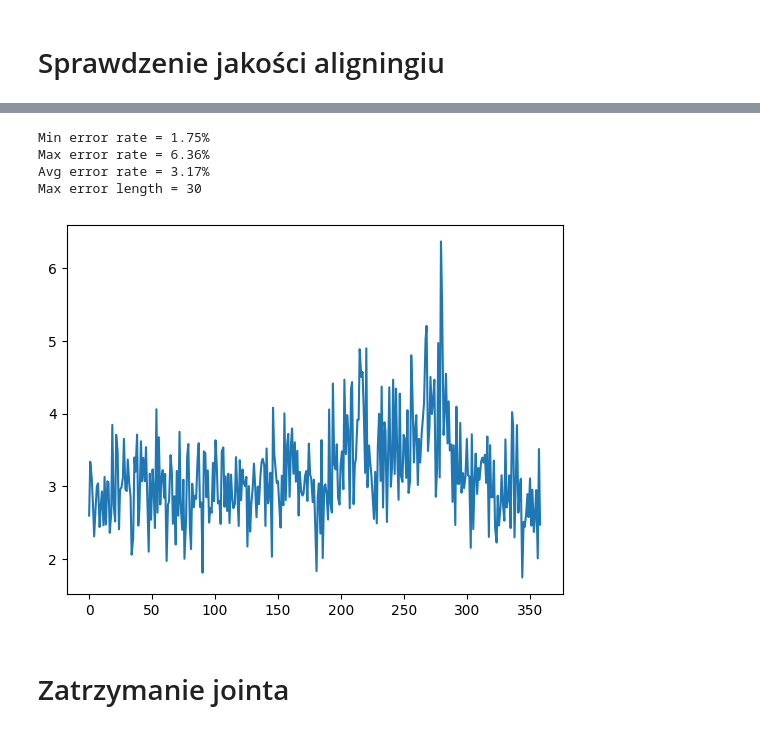
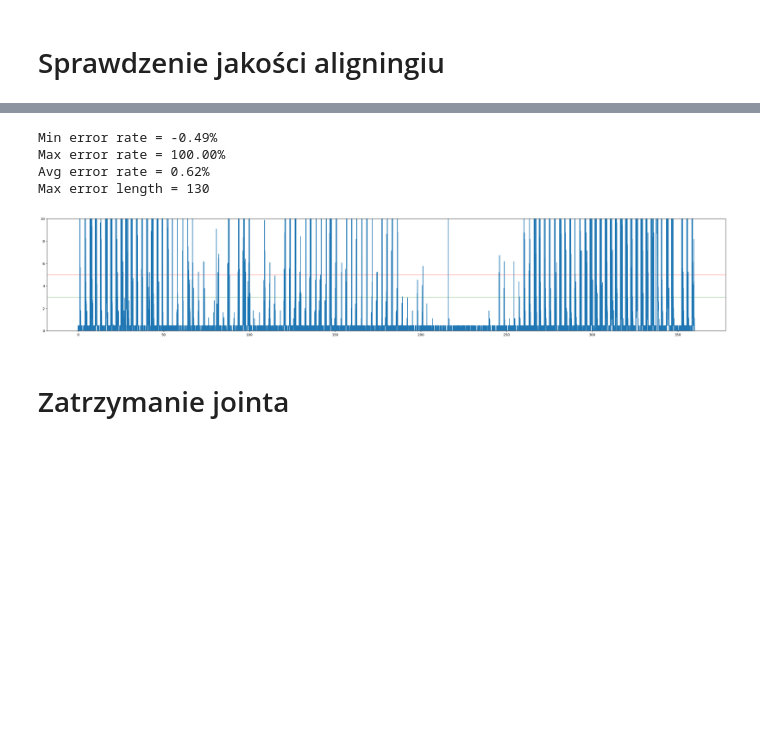
Before and after one commit to avena-robotics/mech_diagnostics, a Jupyter notebook: analizator_enkodera.ipynb, the cells around one changed output, grey strips where cells are left out. Cells and saved outputs as stored; diff of their text form; code cells hidden in the pictures; blank space fills up the shorter version.

Commit message:
najnowsza wersja analizatora_enkodera

```diff
--- a/analizator_enkodera.ipynb
+++ b/analizator_enkodera.ipynb
@@ -296,45 +296,44 @@ if len(data) > 0:
     max_error_rate = 0.0
     min_error_rate = 100.0
     avg_error_rate = 0.0
 
-    step = 33
+    step = 1
 
     for i in range(0, len(data) - step, step):
         polozenie = data[i][0] / 65536 * 360
         x.append(polozenie)
         row = []
         ilosc_odczytow = data[i + step][1] - data[i][1]
         ilosc_bledow   = data[i + step][2] - data[i][2]
         pz_errors      = data[i + step][3] - data[i][3]
 
         error_rate = ilosc_bledow / ilosc_odczytow * 100
         min_error_rate = min_error_rate if min_error_rate < error_rate else error_rate
         max_error_rate = max_error_rate if max_error_rate > error_rate else error_rate
         row.append(error_rate)
         # print(f"{polozenie} {row} {ilosc_odczytow} {ilosc_bledow} {pz_errors} {data[i]}")
         y.append(row)
 
     avg_error_rate = data[-1][2] / data[-1][1] * 100
     print(f"Min error rate = { min_error_rate:.2f}%")
     print(f"Max error rate = { max_error_rate:.2f}%")
     print(f"Avg error rate = { avg_error_rate:.2f}%")
     print(f"Max error length = { data[-1][7]}")
 
-
-    # print(177112047 - 177111891)
-    plt.plot(x, y)
-    # plt.plot(speed_data)
-    # plt.suptitle(serial+ '\n' +note)
+    fig, ax = plt.subplots(figsize=(36,6))
+    ax.plot(x, y)
+    ax.axhline(y=5,xmin=0,xmax=365,c="red",linewidth=0.5,zorder=0)
+    ax.axhline(y=3,xmin=0,xmax=365,c="green",linewidth=0.5,zorder=0)
+    ax.set_ylim(0, 10)
     plt.show()
-    # plt.savefig(path+'/'+serial+'/enkoder_'+time.strftime('%y_%m_%d_%H_%M')+'.png', dpi=150)
 else:
     print(f"Brak danych")
 # %% [output]
-Min error rate = 1.75%
-Max error rate = 6.36%
-Avg error rate = 3.17%
-Max error length = 30
+Min error rate = -0.49%
+Max error rate = 100.00%
+Avg error rate = 0.62%
+Max error length = 130
-[figure, old version]
+[figure, new version]
 # %% [markdown]
 # Zatrzymanie jointa
 # %%
```
Also changed, not shown: parts of 4 cells of this notebook.
